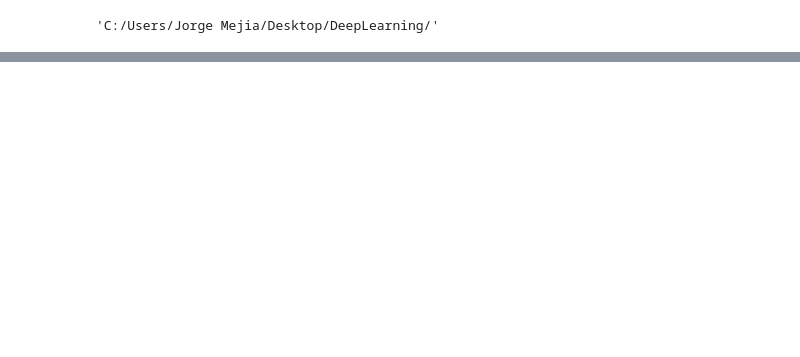
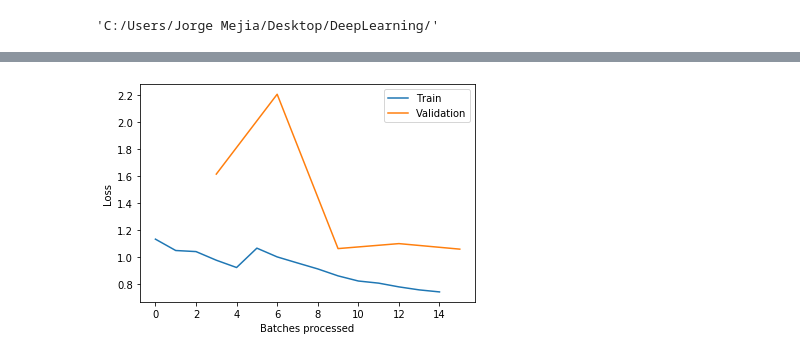
Before and after one commit to jorge296andres/ModelDeepLearningWithFastai, a Jupyter notebook: ModeloDeepLearningWithFastai.ipynb, the cells around one changed output, grey strips where cells are left out. Cells and saved outputs as stored; diff of their text form; code cells hidden in the pictures; blank space fills up the shorter version.

```diff
--- a/ModeloDeepLearningWithFastai.ipynb
+++ b/ModeloDeepLearningWithFastai.ipynb
@@ -49,0 +79,3 @@ learn.fit_one_cycle(5, 1e-1)
+# %%
+learn = tabular_learner(data, layers=[200,100], metrics=accuracy)
+learn.fit_one_cycle(5, 1e-1, wd = 0.02)
@@ -49,0 +89,4 @@ learn.fit_one_cycle(5, 1e-1)
+# %%
+learn.recorder.plot_losses()
+# %% [output]
+[figure, added]
```
Also changed, not shown: parts of 19 cells of this notebook.
